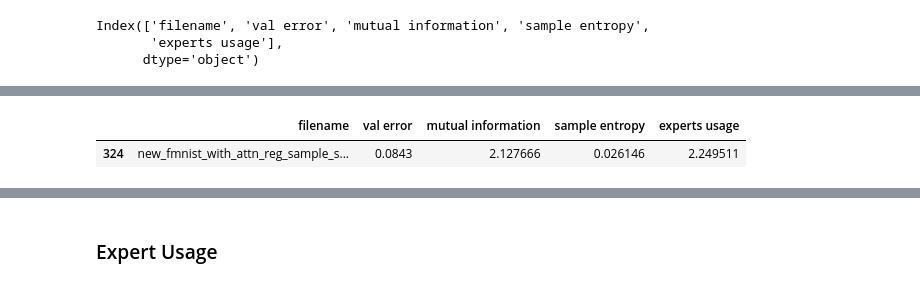
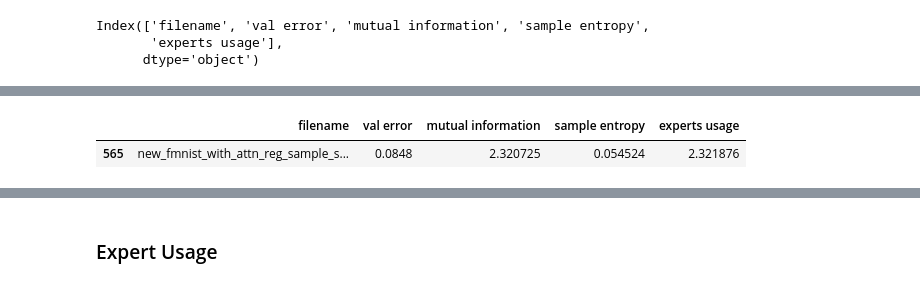
Before and after one commit to yamsgithub/modular_deep_learning, a Jupyter notebook: aaai_2022/notebooks/fmnist_moe_with_attention.ipynb, the cells around one changed output, grey strips where cells are left out. Drawn from its saved outputs; the diff is of its cells as text; code cells hidden in the pictures.

```diff
--- a/aaai_2022/notebooks/fmnist_moe_with_attention.ipynb
+++ b/aaai_2022/notebooks/fmnist_moe_with_attention.ipynb
@@ -837,4 +995,4 @@ Index(['filename', 'val error', 'mutual information', 'sample entropy',
        'experts usage'],
       dtype='object')
 # %%
-data.groupby('filename')['val error'].min()
+min_data = data.groupby('filename')['val error'].idxmin()
@@ -855,5 +999,5 @@ Name: val error, Length: 66, dtype: float64
 # %%
-data.loc[[min_data['val error'].idxmin()]]
+data.loc[[data.loc[min_data]['val error'].idxmin()]]
 # %% [output]
 |  | filename | val error | mutual information | sample entropy | experts usage |
-| 324 | new_fmnist_with_attn_reg_sample_s... | 0.0843 | 2.127666 | 0.026146 | 2.249511 |
+| 565 | new_fmnist_with_attn_reg_sample_s... | 0.0848 | 2.320725 | 0.054524 | 2.321876 |
```
Also changed, not shown: parts of 33 cells of this notebook.
